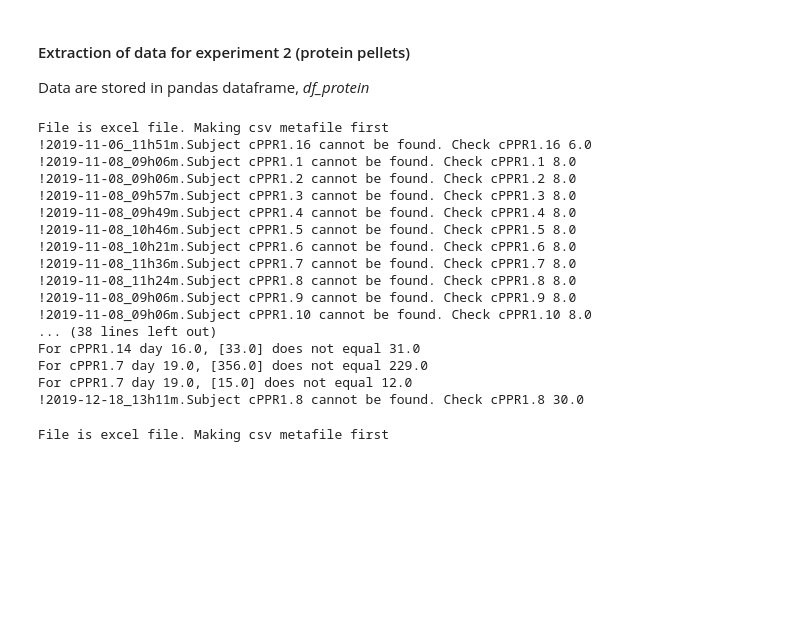
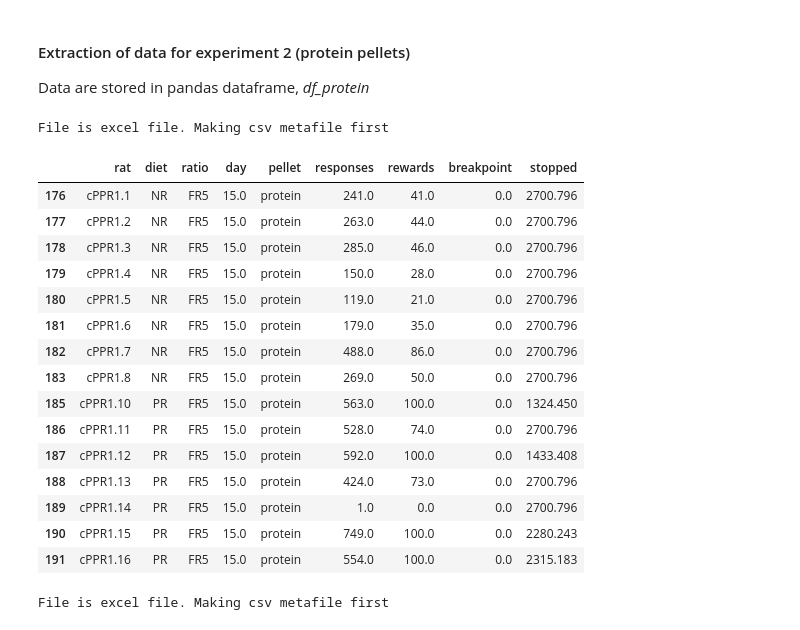
Before and after one commit to mccutcheonlab/PRPR, a Jupyter notebook: PRPR analysis.ipynb, the cells around one changed output. Saved outputs shown, nothing was run; the diff lists cells and outputs as text; code cells hidden in the pictures; blank space fills up the shorter version.

```diff
--- a/PRPR analysis.ipynb
+++ b/PRPR analysis.ipynb
@@ -106,27 +104,32 @@ for row in rows:
 
         except FileNotFoundError:
             print(row[0], "cannot be found. Check", row[1], row[2])
+            temp = [row[1], row[4], row[6], row[2], row[7], row[8], row[9], 0, 0]
+            df.loc[df.shape[0]] = temp
 
 df = df[df.rat != "cPPR1.9"]
 df_protein = df
 # %% [output]
 File is excel file. Making csv metafile first
-!2019-11-06_11h51m.Subject cPPR1.16 cannot be found. Check cPPR1.16 6.0
-!2019-11-08_09h06m.Subject cPPR1.1 cannot be found. Check cPPR1.1 8.0
-!2019-11-08_09h06m.Subject cPPR1.2 cannot be found. Check cPPR1.2 8.0
-!2019-11-08_09h57m.Subject cPPR1.3 cannot be found. Check cPPR1.3 8.0
-!2019-11-08_09h49m.Subject cPPR1.4 cannot be found. Check cPPR1.4 8.0
-!2019-11-08_10h46m.Subject cPPR1.5 cannot be found. Check cPPR1.5 8.0
-!2019-11-08_10h21m.Subject cPPR1.6 cannot be found. Check cPPR1.6 8.0
-!2019-11-08_11h36m.Subject cPPR1.7 cannot be found. Check cPPR1.7 8.0
-!2019-11-08_11h24m.Subject cPPR1.8 cannot be found. Check cPPR1.8 8.0
-!2019-11-08_09h06m.Subject cPPR1.9 cannot be found. Check cPPR1.9 8.0
-!2019-11-08_09h06m.Subject cPPR1.10 cannot be found. Check cPPR1.10 8.0
-... (38 lines left out)
-For cPPR1.14 day 16.0, [33.0] does not equal 31.0
-For cPPR1.7 day 19.0, [356.0] does not equal 229.0
-For cPPR1.7 day 19.0, [15.0] does not equal 12.0
-!2019-12-18_13h11m.Subject cPPR1.8 cannot be found. Check cPPR1.8 30.0
+# %%
+df_protein[df_protein["day"] == 15.0]
+# %% [output]
+|  | rat | diet | ratio | day | pellet | responses | rewards | breakpoint | stopped |
+| 176 | cPPR1.1 | NR | FR5 | 15.0 | protein | 241.0 | 41.0 | 0.0 | 2700.796 |
+| 177 | cPPR1.2 | NR | FR5 | 15.0 | protein | 263.0 | 44.0 | 0.0 | 2700.796 |
+| 178 | cPPR1.3 | NR | FR5 | 15.0 | protein | 285.0 | 46.0 | 0.0 | 2700.796 |
+| 179 | cPPR1.4 | NR | FR5 | 15.0 | protein | 150.0 | 28.0 | 0.0 | 2700.796 |
+| 180 | cPPR1.5 | NR | FR5 | 15.0 | protein | 119.0 | 21.0 | 0.0 | 2700.796 |
+| 181 | cPPR1.6 | NR | FR5 | 15.0 | protein | 179.0 | 35.0 | 0.0 | 2700.796 |
+| 182 | cPPR1.7 | NR | FR5 | 15.0 | protein | 488.0 | 86.0 | 0.0 | 2700.796 |
+| 183 | cPPR1.8 | NR | FR5 | 15.0 | protein | 269.0 | 50.0 | 0.0 | 2700.796 |
+| 185 | cPPR1.10 | PR | FR5 | 15.0 | protein | 563.0 | 100.0 | 0.0 | 1324.450 |
+| 186 | cPPR1.11 | PR | FR5 | 15.0 | protein | 528.0 | 74.0 | 0.0 | 2700.796 |
+| 187 | cPPR1.12 | PR | FR5 | 15.0 | protein | 592.0 | 100.0 | 0.0 | 1433.408 |
+| 188 | cPPR1.13 | PR | FR5 | 15.0 | protein | 424.0 | 73.0 | 0.0 | 2700.796 |
+| 189 | cPPR1.14 | PR | FR5 | 15.0 | protein | 1.0 | 0.0 | 0.0 | 2700.796 |
+| 190 | cPPR1.15 | PR | FR5 | 15.0 | protein | 749.0 | 100.0 | 0.0 | 2280.243 |
+| 191 | cPPR1.16 | PR | FR5 | 15.0 | protein | 554.0 | 100.0 | 0.0 | 2315.183 |
 # %%
 rows, header = tp.metafilereader(".\\data\\PRPR_metafiles.xls", sheetname='freeaccess_exp2')
 
```
Also changed, not shown: parts of 5 cells of this notebook.
